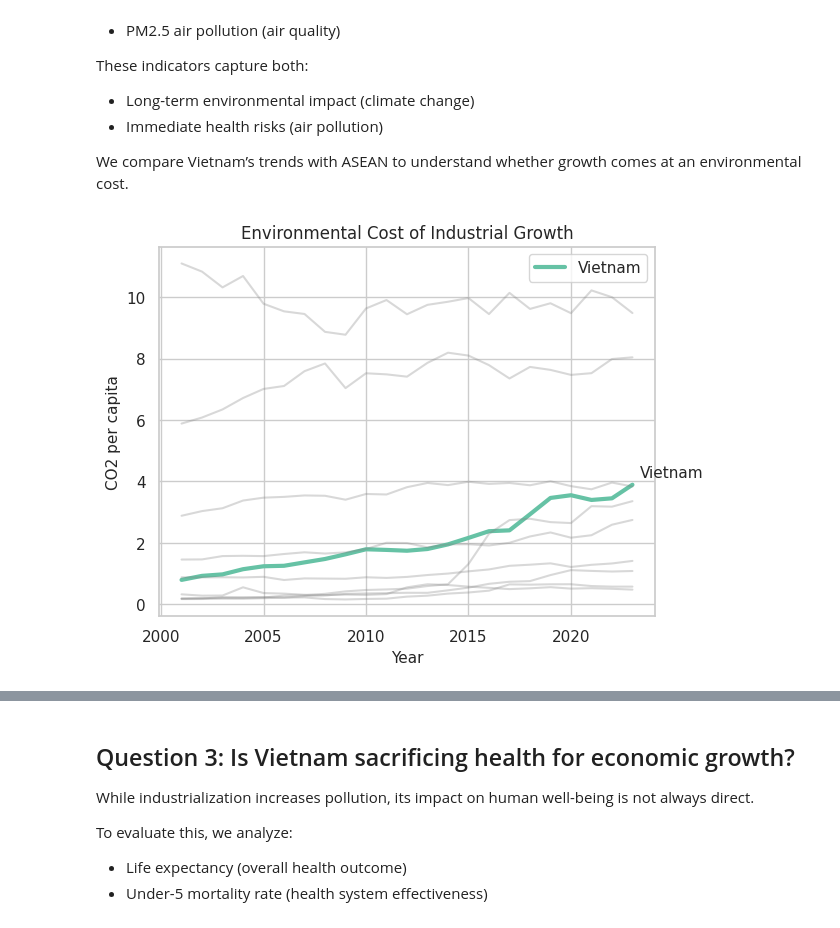
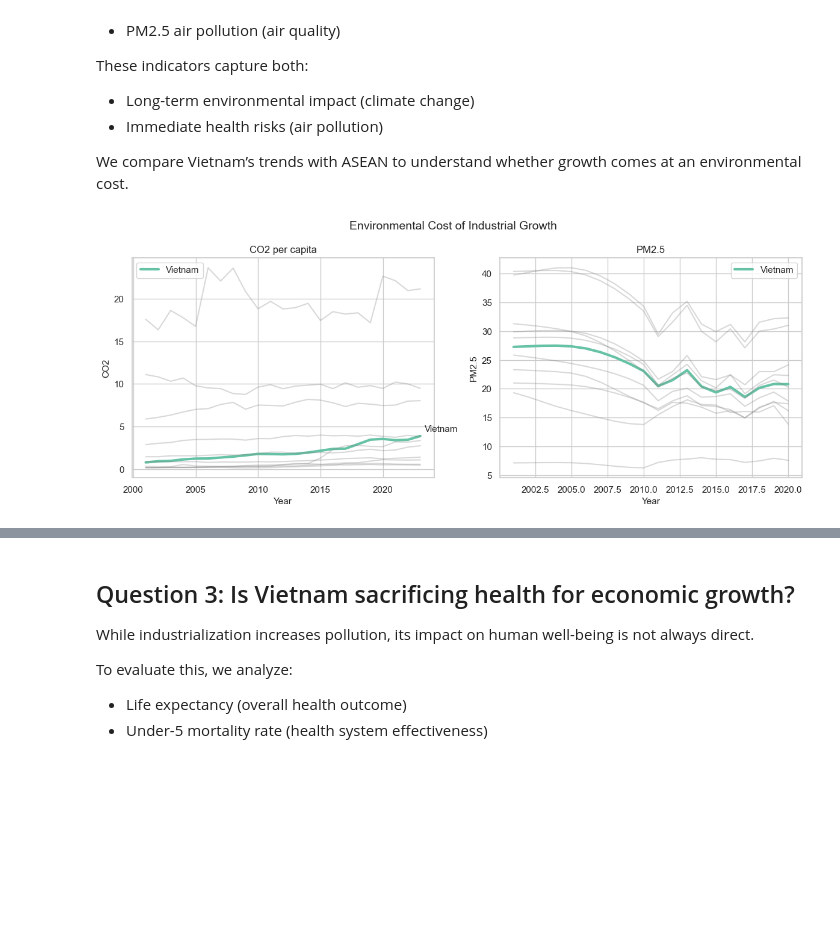
Before and after one commit to thloc1212/DV_LAB2, a Jupyter notebook: merged/merge.ipynb, the cells around one changed output, grey strips where cells are left out. Drawn from its saved outputs; the diff is of its cells as text; code cells hidden in the pictures; blank space fills up the shorter version.

```diff
--- a/merged/merge.ipynb
+++ b/merged/merge.ipynb
@@ -291,7 +291,7 @@ df_pivot["Country"] = df_pivot["Country"].replace({"Viet Nam": "Vietnam"})
 # Define ASEAN countries
 asean = [
     "Vietnam", "Thailand", "Malaysia", "Indonesia", "Philippines",
-    "Singapore", "Cambodia", "Lao PDR", "Myanmar", "Timor-Leste"
+    "Singapore", "Cambodia", "Lao PDR", "Myanmar", "Timor-Leste", "Brunei Darussalam",
 ]
 
 df_asean = df_pivot[df_pivot["Country"].isin(asean)].copy()
@@ -383,37 +386,54 @@ These indicators capture both:
 
 We compare Vietnam’s trends with ASEAN to understand whether growth comes at an environmental cost.
 # %%
-plt.figure()
+fig, axes = plt.subplots(1, 2, figsize=(12,5))
+
+# CO2 plot
+ax = axes[0]
 
 for country in asean:
     subset = df_asean[df_asean["Country"] == country]
 
     if country == "Vietnam":
-        plt.plot(
-            subset["Year"],
-            subset["CO2 per capita"],
-            linewidth=3,
-            label="Vietnam"
-        )
+        ax.plot(subset["Year"], subset["CO2 per capita"], linewidth=3, label="Vietnam")
     else:
-        plt.plot(
-            subset["Year"],
-            subset["CO2 per capita"],
-            color="gray",
-            alpha=0.3
-        )
+        ax.plot(subset["Year"], subset["CO2 per capita"], color="gray", alpha=0.3)
 
 vn = df_asean[df_asean["Country"] == "Vietnam"]
 x_last = vn["Year"].max()
 y_last = vn[vn["Year"] == x_last]["CO2 per capita"].values[0]
 
-plt.annotate("Vietnam", (x_last, y_last), textcoords="offset points", xytext=(5,5))
+ax.annotate("Vietnam", (x_last, y_last), textcoords="offset points", xytext=(5,5))
 
-plt.xlabel("Year")
-plt.ylabel("CO2 per capita")
-plt.title("Environmental Cost of Industrial Growth")
+ax.set_title("CO2 per capita")
+ax.set_xlabel("Year")
+ax.set_ylabel("CO2")
+ax.legend()
 
-plt.legend()
+
+# PM2.5 plot
+ax = axes[1]
+
+for country in asean:
+    subset = df_asean[df_asean["Country"] == country]
+
+    if country == "Vietnam":
+        ax.plot(subset["Year"], subset["PM2.5"], linewidth=3, label="Vietnam")
+    else:
+        ax.plot(subset["Year"], subset["PM2.5"], color="gray", alpha=0.3)
+
+y_last = vn[vn["Year"] == x_last]["PM2.5"].values[0]
+
+ax.annotate("Vietnam", (x_last, y_last), textcoords="offset points", xytext=(5,5))
+
+ax.set_title("PM2.5")
+ax.set_xlabel("Year")
+ax.set_ylabel("PM2.5")
+ax.legend()
+
+
+plt.suptitle("Environmental Cost of Industrial Growth", fontsize=14)
+plt.tight_layout()
 plt.show()
 # %% [output]
-[figure, old version]
+[figure, new version]
```
Also changed, not shown: parts of 40 cells of this notebook.
